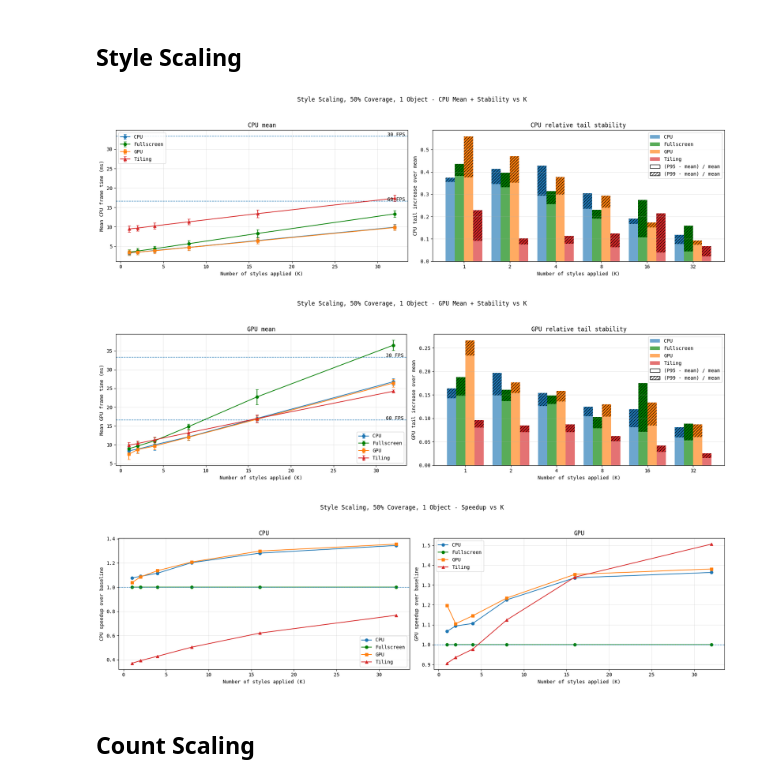
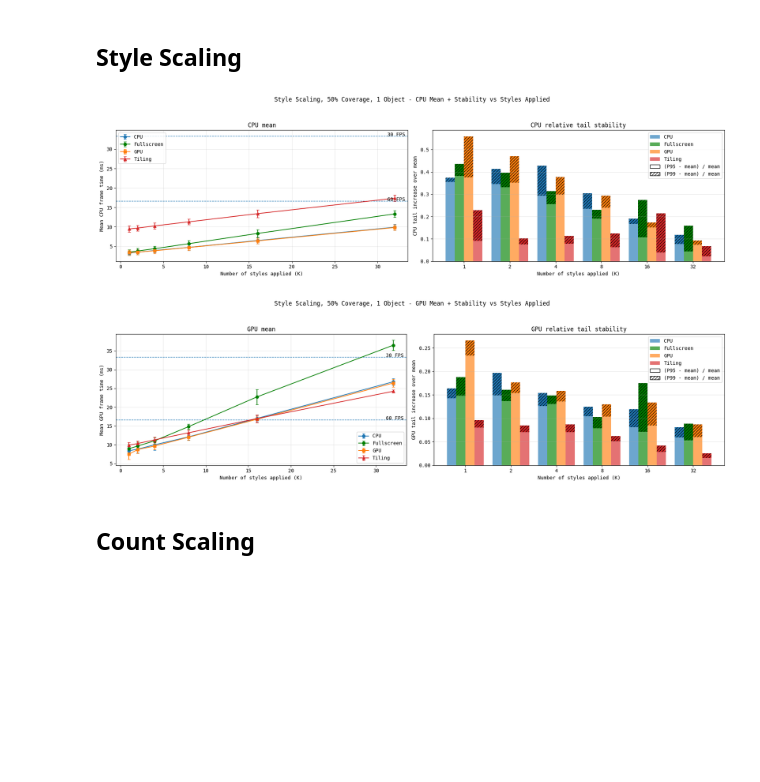
Before and after one commit to BigRorzUni/MultipleStyleRendering, a Jupyter notebook: Graphs.ipynb, the cells around one changed output. Drawn from its saved outputs; the diff is of its cells as text; code cells hidden in the pictures; blank space fills up the shorter version.

```diff
--- a/Graphs.ipynb
+++ b/Graphs.ipynb
@@ -823,39 +823,38 @@ def plot_metric_and_tail(
 # %%
 style_gradient_tables = {}
 # for cov in [0, 25, 50, 75, 100]:
 for cov in [50]:
     styles_df = select_runs(
         method_df,
         method_family="StyleScaling",
         coverage_variant=f"Cov{cov}",
     )
 
     plot_metric_and_stability(
         styles_df,
         plot_kind="method",
         metric="cpu",
-        title=f"Style Scaling, {cov}% Coverage, 1 Object - CPU Mean + Stability vs K",
+        title=f"Style Scaling, {cov}% Coverage, 1 Object - CPU Mean + Stability vs Styles Applied",
         x_label="Number of styles applied (K)",
     )
 
     plot_metric_and_stability(
         styles_df,
         plot_kind="method",
         metric="gpu",
-        title=f"Style Scaling, {cov}% Coverage, 1 Object - GPU Mean + Stability vs K",
+        title=f"Style Scaling, {cov}% Coverage, 1 Object - GPU Mean + Stability vs Styles Applied",
         x_label="Number of styles applied (K)",
     )
 
-    plot_speedup_lines_all(
-        styles_df,
-        plot_kind="method",
-        title=f"Style Scaling, {cov}% Coverage, 1 Object - Speedup vs K",
-        x_label="Number of styles applied (K)",
-    )
+    # plot_speedup_lines_all(
+    #     styles_df,
+    #     plot_kind="method",
+    #     title=f"Style Scaling, {cov}% Coverage, 1 Object - Speedup vs K",
+    #     x_label="Number of styles applied (K)",
+    # )
 # %% [output]
-[figure, old version]
+[figure, new version]
-[figure, old version]
+[figure, new version]
-[figure, removed]
 # %% [markdown]
 ## Count Scaling
 # %%
```
Also changed, not shown: parts of 3 cells of this notebook, 6 other files.
